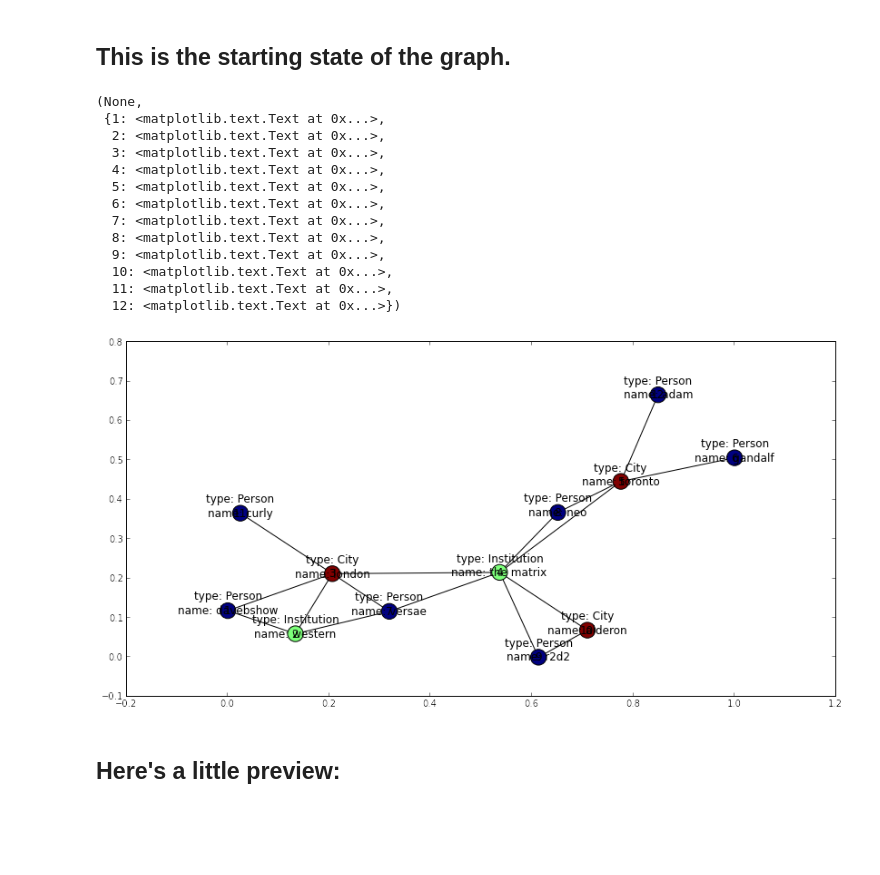
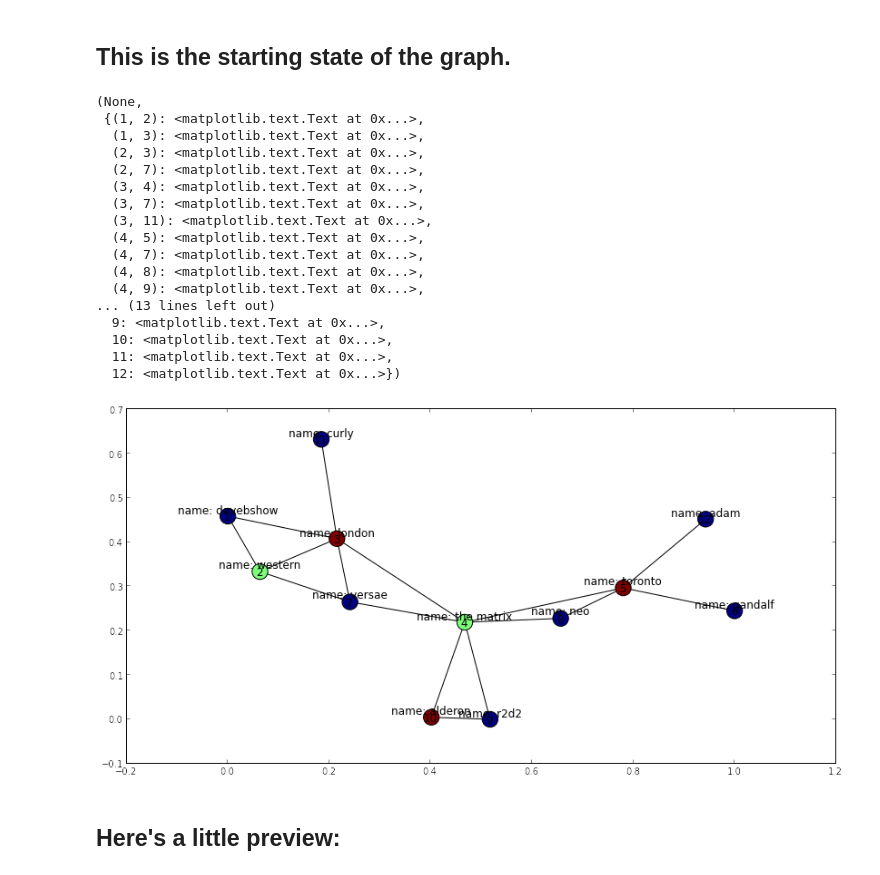
Before and after one commit to davebshow/projx, a Jupyter notebook: projx_demo.ipynb, the cells around one changed output. Saved outputs shown, nothing was run; the diff lists cells and outputs as text; code cells hidden in the pictures; blank space fills up the shorter version.

Commit message:
Storing attribute projection as sets on edges/nodes, expanded plotting ability a tiny bit

```diff
--- a/projx_demo.ipynb
+++ b/projx_demo.ipynb
@@ -22,43 +22,47 @@ g = px.test_graph()
         (10, 4, {'type': 'connected_to'}),
         (5, 6, {'type': 'lives_in'}),
         (7, 3, {'type': 'lives_in'}),
         (8, 5, {'type': 'works_at'}),
         (7, 2, {'type': 'works_at'}),
         (8, 4, {'type': 'lives_in'}),
         (7, 4, {'type': 'works_at'}),
         (9, 4, {'type': 'lives_in'}),
         (9, 10, {'type': 'works_at'}),
         (11, 3, {'type': 'lives_in'})
     ])
     g.node[1] = {'type': 'Person', 'name': 'davebshow'}
     g.node[2] = {'type': 'Institution', 'name': 'western'}
     g.node[3] = {'type': 'City', 'name': 'london'}
     g.node[4] = {'type': 'Institution', 'name': 'the matrix'}
     g.node[5] = {'type': 'City', 'name': 'toronto'}
     g.node[6] = {'type': 'Person', 'name': 'gandalf'}
     g.node[7] = {'type': 'Person', 'name': 'versae'}
     g.node[8] = {'type': 'Person', 'name': 'neo'}
     g.node[9] = {'type': 'Person', 'name': 'r2d2'}
     g.node[10] = {'type': 'City', 'name': 'alderon'}
     g.node[11] = {'type': 'Person', 'name': 'curly'}
     return g
 """
-px.draw_simple(g)
+px.draw_simple_graph(g)
 # %% [output]
 (None,
- {1: <matplotlib.text.Text at 0x...>,
-  2: <matplotlib.text.Text at 0x...>,
-  3: <matplotlib.text.Text at 0x...>,
-  4: <matplotlib.text.Text at 0x...>,
-  5: <matplotlib.text.Text at 0x...>,
-  6: <matplotlib.text.Text at 0x...>,
-  7: <matplotlib.text.Text at 0x...>,
-  8: <matplotlib.text.Text at 0x...>,
+ {(1, 2): <matplotlib.text.Text at 0x...>,
+  (1, 3): <matplotlib.text.Text at 0x...>,
+  (2, 3): <matplotlib.text.Text at 0x...>,
+  (2, 7): <matplotlib.text.Text at 0x...>,
+  (3, 4): <matplotlib.text.Text at 0x...>,
+  (3, 7): <matplotlib.text.Text at 0x...>,
+  (3, 11): <matplotlib.text.Text at 0x...>,
+  (4, 5): <matplotlib.text.Text at 0x...>,
+  (4, 7): <matplotlib.text.Text at 0x...>,
+  (4, 8): <matplotlib.text.Text at 0x...>,
+  (4, 9): <matplotlib.text.Text at 0x...>,
+... (13 lines left out)
   9: <matplotlib.text.Text at 0x...>,
   10: <matplotlib.text.Text at 0x...>,
   11: <matplotlib.text.Text at 0x...>,
   12: <matplotlib.text.Text at 0x...>})
-[figure, old version]
+[figure, new version]
 # %% [markdown]
 ## Here's a little preview:
 # %%
```
Also changed, not shown: parts of 32 cells of this notebook, 2 other files.
